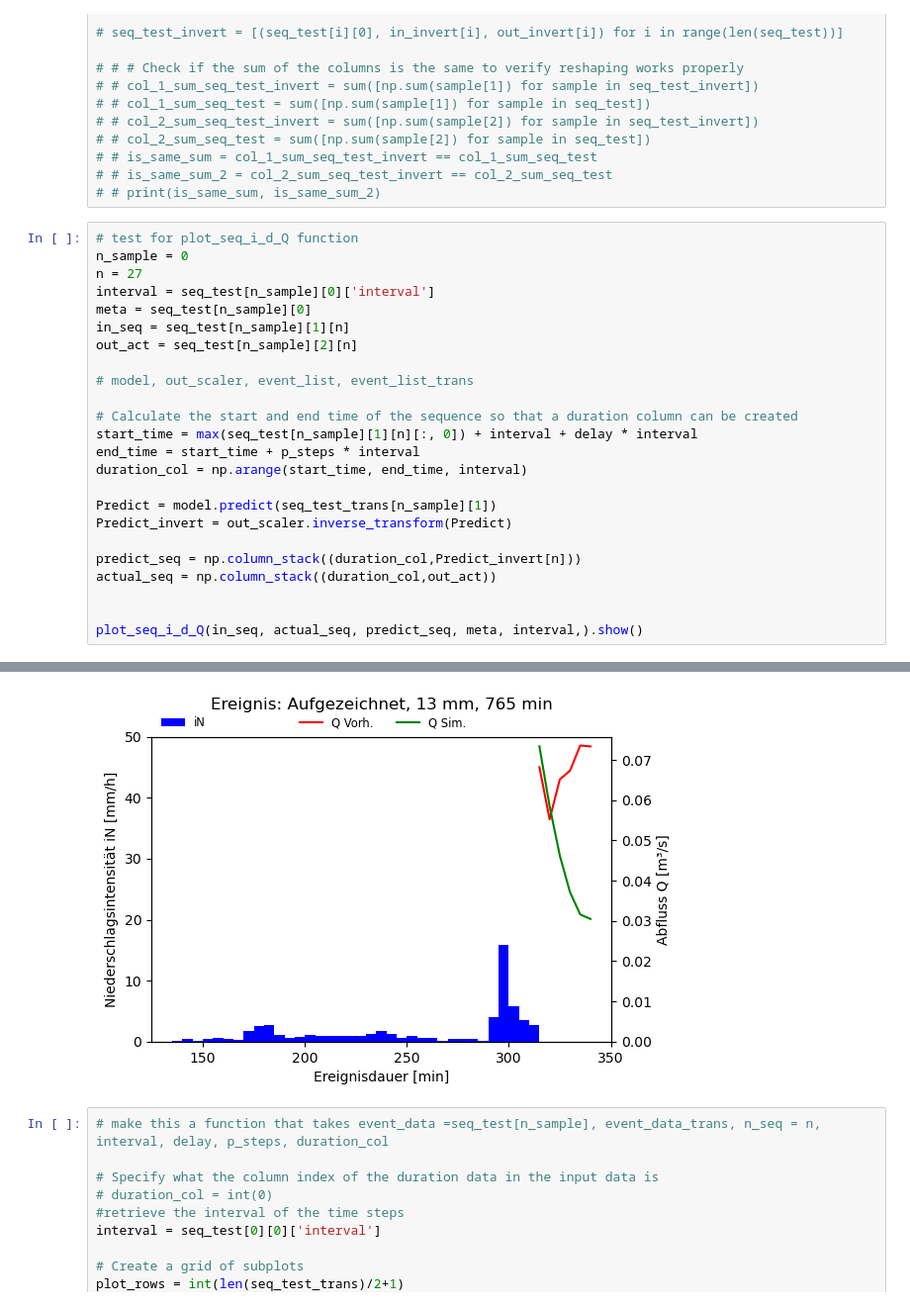
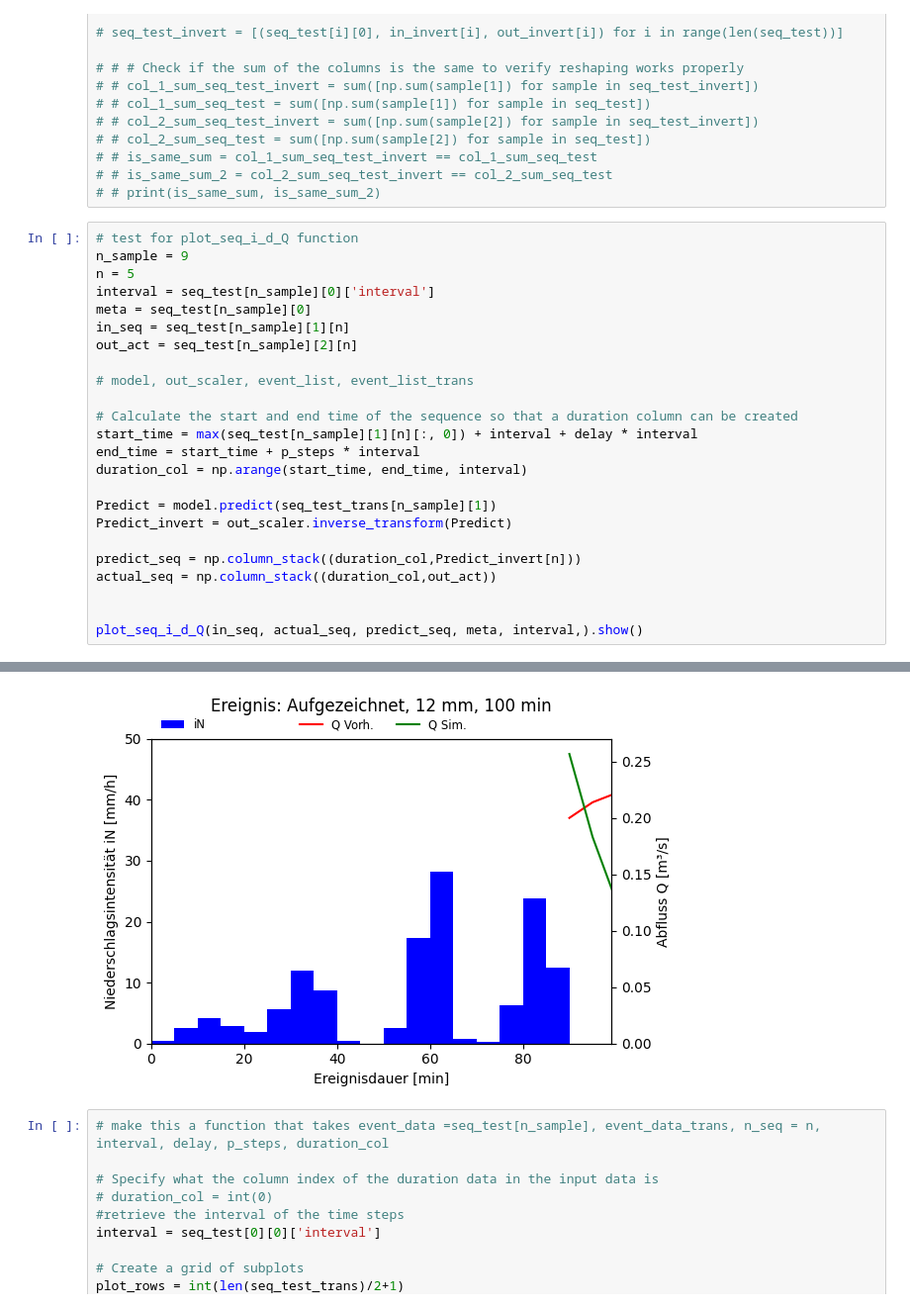
Before and after one commit to FlAlbers/UrbanML, a Jupyter notebook: model_testing.ipynb, the cells around one changed output, grey strips where cells are left out. Shown at 99% size. Cells and saved outputs as stored; diff of their text form.

```diff
--- a/model_testing.ipynb
+++ b/model_testing.ipynb
@@ -144,8 +167,8 @@ KeyError: 'Ereignis'
 # # print(is_same_sum, is_same_sum_2)
 # %%
 # test for plot_seq_i_d_Q function
-n_sample = 0
-n = 27
+n_sample = 9
+n = 5
 interval = seq_test[n_sample][0]['interval']
 meta = seq_test[n_sample][0]
 in_seq = seq_test[n_sample][1][n]
@@ -171,4 +194,4 @@ plot_seq_i_d_Q(in_seq, actual_seq, predict_seq, meta, interval,).show()
-[figure, old version]
+[figure, new version]
 # %%
 # make this a function that takes event_data =seq_test[n_sample], event_data_trans, n_seq = n,  interval, delay, p_steps, duration_col
 
```
Also changed, not shown: parts of 5 cells of this notebook, 1 other file.
